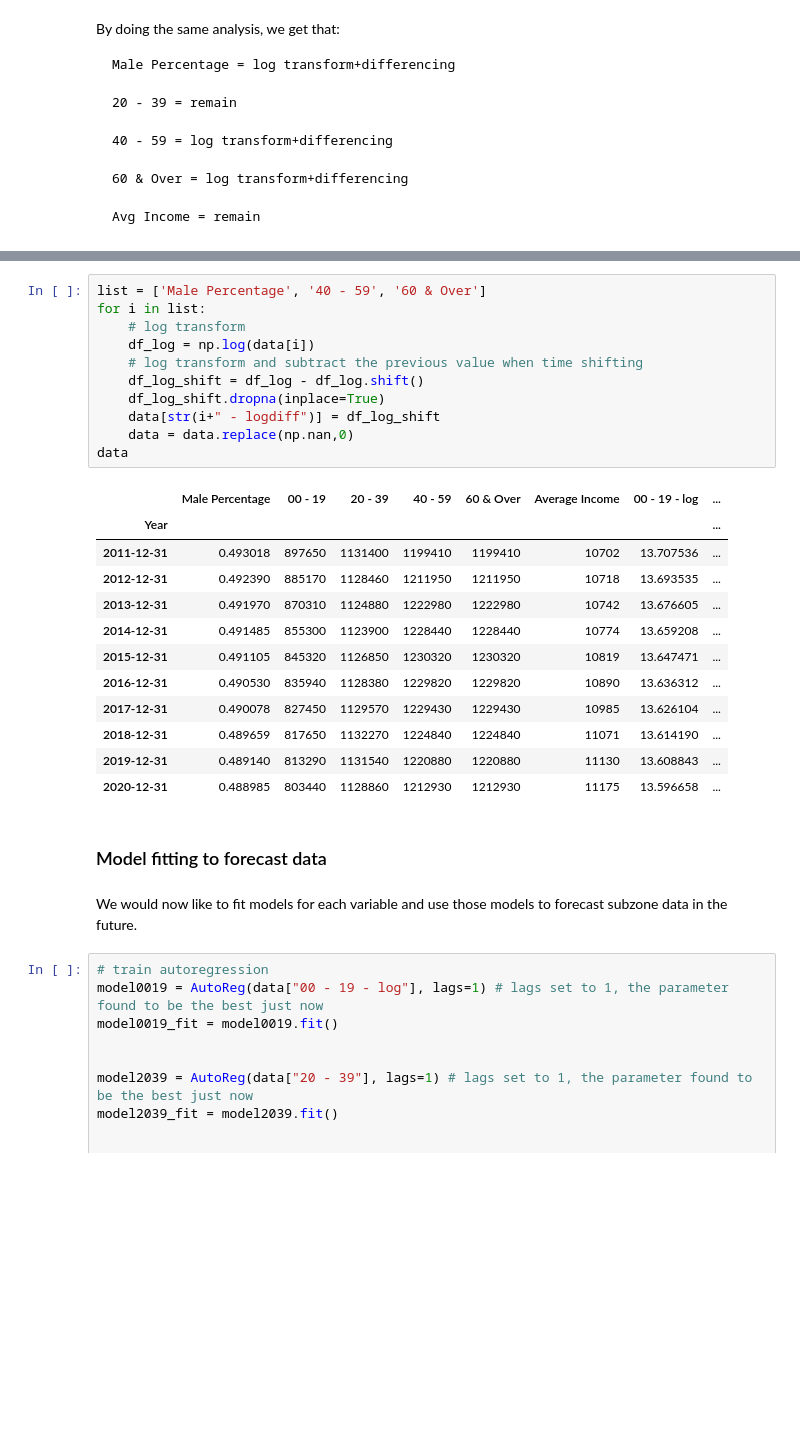
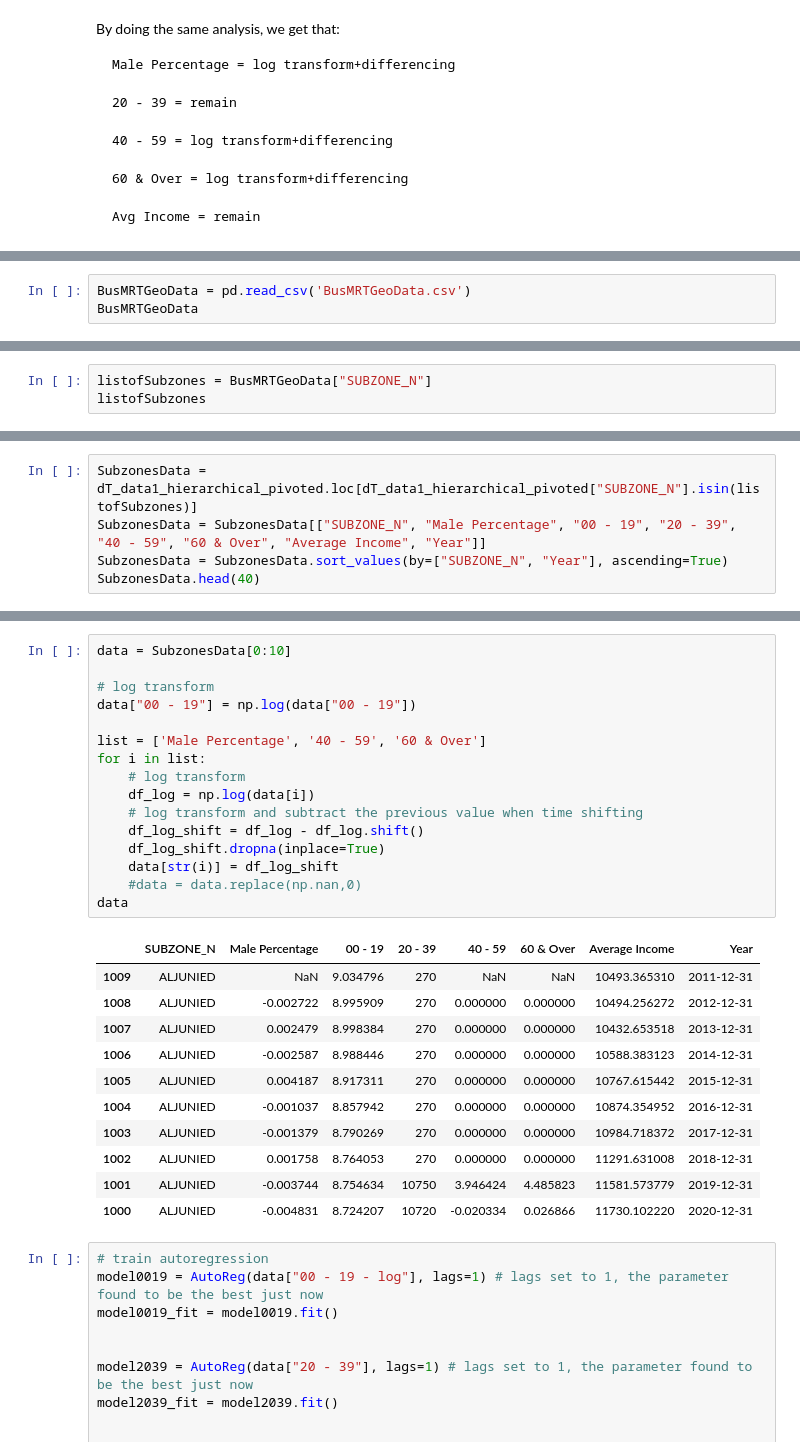
Before and after one commit to bleow/CZ1115PROJ-DataScience_Python, a Jupyter notebook: Jupyter notebook/Actual Timeseries.ipynb, the cells around one changed output, grey strips where cells are left out. Saved outputs shown, nothing was run; the diff lists cells and outputs as text; blank space fills up the shorter version.

```diff
--- a/Jupyter notebook/Actual Timeseries.ipynb
+++ b/Jupyter notebook/Actual Timeseries.ipynb
@@ -591,0 +598,3 @@ By doing the same analysis, we get that:
+# %%
+BusMRTGeoData = pd.read_csv('BusMRTGeoData.csv')
+BusMRTGeoData
@@ -591,0 +615,3 @@ By doing the same analysis, we get that:
+# %%
+listofSubzones = BusMRTGeoData["SUBZONE_N"]
+listofSubzones
@@ -591,0 +656,5 @@ By doing the same analysis, we get that:
+# %%
+SubzonesData = dT_data1_hierarchical_pivoted.loc[dT_data1_hierarchical_pivoted["SUBZONE_N"].isin(listofSubzones)]
+SubzonesData = SubzonesData[["SUBZONE_N", "Male Percentage", "00 - 19", "20 - 39", "40 - 59", "60 & Over", "Average Income", "Year"]]
+SubzonesData = SubzonesData.sort_values(by=["SUBZONE_N", "Year"], ascending=True)
+SubzonesData.head(40)
@@ -592,31 +717,31 @@ By doing the same analysis, we get that:
 # %%
+data = SubzonesData[0:10]
+
+# log transform
+data["00 - 19"] = np.log(data["00 - 19"])
+
 list = ['Male Percentage', '40 - 59', '60 & Over']
 for i in list:
     # log transform
     df_log = np.log(data[i])
     # log transform and subtract the previous value when time shifting
     df_log_shift = df_log - df_log.shift()
     df_log_shift.dropna(inplace=True)
-    data[str(i+" - logdiff")] = df_log_shift
-    data = data.replace(np.nan,0)
+    data[str(i)] = df_log_shift
+    #data = data.replace(np.nan,0)
 data
 # %% [output]
-|  | Male Percentage | 00 - 19 | 20 - 39 | 40 - 59 | 60 & Over | Average Income | 00 - 19 - log | ... |
-| Year |  |  |  |  |  |  |  | ... |
-| 2011-12-31 | 0.493018 | 897650 | 1131400 | 1199410 | 1199410 | 10702 | 13.707536 | ... |
-| 2012-12-31 | 0.492390 | 885170 | 1128460 | 1211950 | 1211950 | 10718 | 13.693535 | ... |
-| 2013-12-31 | 0.491970 | 870310 | 1124880 | 1222980 | 1222980 | 10742 | 13.676605 | ... |
-| 2014-12-31 | 0.491485 | 855300 | 1123900 | 1228440 | 1228440 | 10774 | 13.659208 | ... |
-| 2015-12-31 | 0.491105 | 845320 | 1126850 | 1230320 | 1230320 | 10819 | 13.647471 | ... |
-| 2016-12-31 | 0.490530 | 835940 | 1128380 | 1229820 | 1229820 | 10890 | 13.636312 | ... |
-| 2017-12-31 | 0.490078 | 827450 | 1129570 | 1229430 | 1229430 | 10985 | 13.626104 | ... |
-| 2018-12-31 | 0.489659 | 817650 | 1132270 | 1224840 | 1224840 | 11071 | 13.614190 | ... |
-| 2019-12-31 | 0.489140 | 813290 | 1131540 | 1220880 | 1220880 | 11130 | 13.608843 | ... |
-| 2020-12-31 | 0.488985 | 803440 | 1128860 | 1212930 | 1212930 | 11175 | 13.596658 | ... |
+|  | SUBZONE_N | Male Percentage | 00 - 19 | 20 - 39 | 40 - 59 | 60 & Over | Average Income | Year |
+| 1009 | ALJUNIED | NaN | 9.034796 | 270 | NaN | NaN | 10493.365310 | 2011-12-31 |
+| 1008 | ALJUNIED | -0.002722 | 8.995909 | 270 | 0.000000 | 0.000000 | 10494.256272 | 2012-12-31 |
+| 1007 | ALJUNIED | 0.002479 | 8.998384 | 270 | 0.000000 | 0.000000 | 10432.653518 | 2013-12-31 |
+| 1006 | ALJUNIED | -0.002587 | 8.988446 | 270 | 0.000000 | 0.000000 | 10588.383123 | 2014-12-31 |
+| 1005 | ALJUNIED | 0.004187 | 8.917311 | 270 | 0.000000 | 0.000000 | 10767.615442 | 2015-12-31 |
+| 1004 | ALJUNIED | -0.001037 | 8.857942 | 270 | 0.000000 | 0.000000 | 10874.354952 | 2016-12-31 |
+| 1003 | ALJUNIED | -0.001379 | 8.790269 | 270 | 0.000000 | 0.000000 | 10984.718372 | 2017-12-31 |
+| 1002 | ALJUNIED | 0.001758 | 8.764053 | 270 | 0.000000 | 0.000000 | 11291.631008 | 2018-12-31 |
+| 1001 | ALJUNIED | -0.003744 | 8.754634 | 10750 | 3.946424 | 4.485823 | 11581.573779 | 2019-12-31 |
+| 1000 | ALJUNIED | -0.004831 | 8.724207 | 10720 | -0.020334 | 0.026866 | 11730.102220 | 2020-12-31 |
-# %% [markdown]
-### Model fitting to forecast data
-# %% [markdown]
-We would now like to fit models for each variable and use those models to forecast subzone data in the future.
 # %%
 # train autoregression
 model0019 = AutoReg(data["00 - 19 - log"], lags=1) # lags set to 1, the parameter found to be the best just now
```
Also changed, not shown: parts of 11 cells of this notebook.
